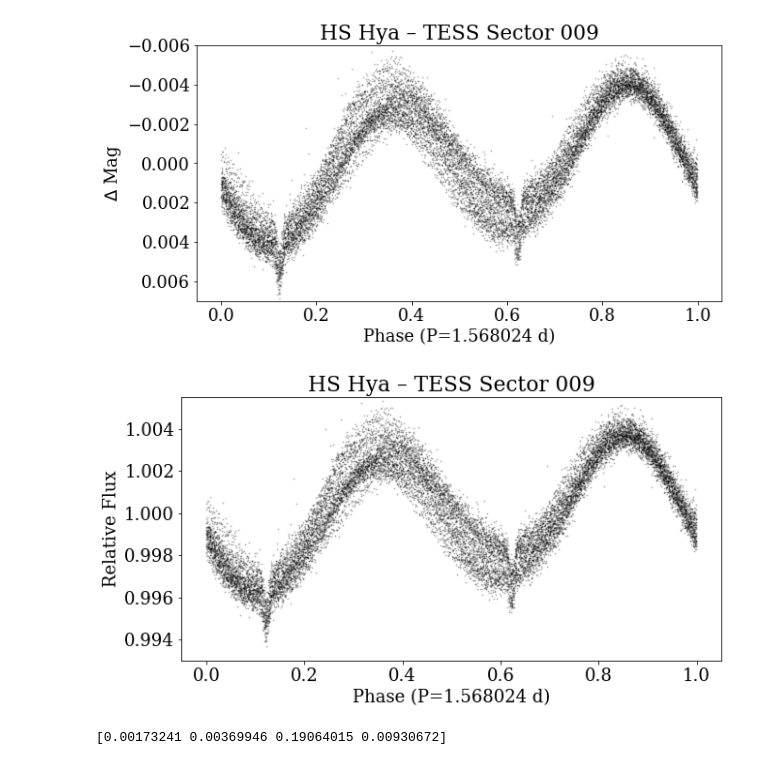
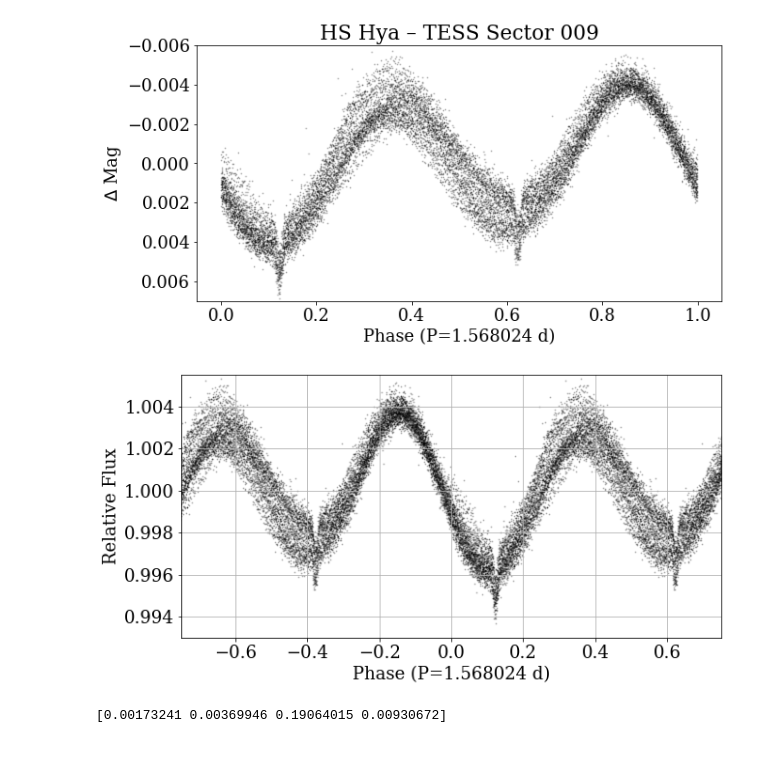
Before and after one commit to jradavenport/HS-Hya, a Jupyter notebook: makeplots.ipynb, the cells around one changed output. Drawn from its saved outputs; the diff is of its cells as text; code cells hidden in the pictures.

```diff
--- a/makeplots.ipynb
+++ b/makeplots.ipynb
@@ -497,20 +506,22 @@ plt.savefig('TESS_LC.png', dpi=150, bbox_inches='tight', pad_inches=0.25)
 # %%
 # Tmag = -2.5*np.log10(df['PDCSAP_FLUX'])
 
 plt.figure(figsize=(10,5))
-plt.scatter(((df['TIME']+BJD0_tess-E0) % Per)/Per, df['PDCSAP_FLUX'] / np.nanmedian(df['PDCSAP_FLUX']), s=1, alpha=0.2, c='k')
-# plt.scatter(((df['TIME']+BJD0_tess-E0) % Per)/Per - 1, Tmag - np.nanmedian(Tmag), s=1, alpha=0.2, c='k')
+plt.scatter(((df['TIME']+BJD0_tess-E0) % Per)/Per, df['PDCSAP_FLUX'] / np.nanmedian(df['PDCSAP_FLUX']),
+            s=1, alpha=0.2, c='k')
+plt.scatter(((df['TIME']+BJD0_tess-E0) % Per)/Per - 1, df['PDCSAP_FLUX'] / np.nanmedian(df['PDCSAP_FLUX']),
+            s=1, alpha=0.2, c='k')
 
 # plt.gca().invert_yaxis()
 plt.xlabel('Phase (P='+str(Per)+' d)')
 plt.ylabel('Relative Flux')
-plt.title('HS Hya – TESS Sector 009')
+# plt.title('HS Hya – TESS Sector 009')
 plt.ylim(.993,1.0055)
-# plt.grid(True)
-
+plt.grid(True)
+plt.xlim(-.75,.75)
 plt.savefig('tess_lc.pdf', dpi=150, bbox_inches='tight', pad_inches=0.25)
 # %% [output]
-[figure, old version]
+[figure, new version]
 # %%
 p0 = [0.001, 0., 0.1, 0.05]
 
```
Also changed, not shown: parts of 11 cells of this notebook.
